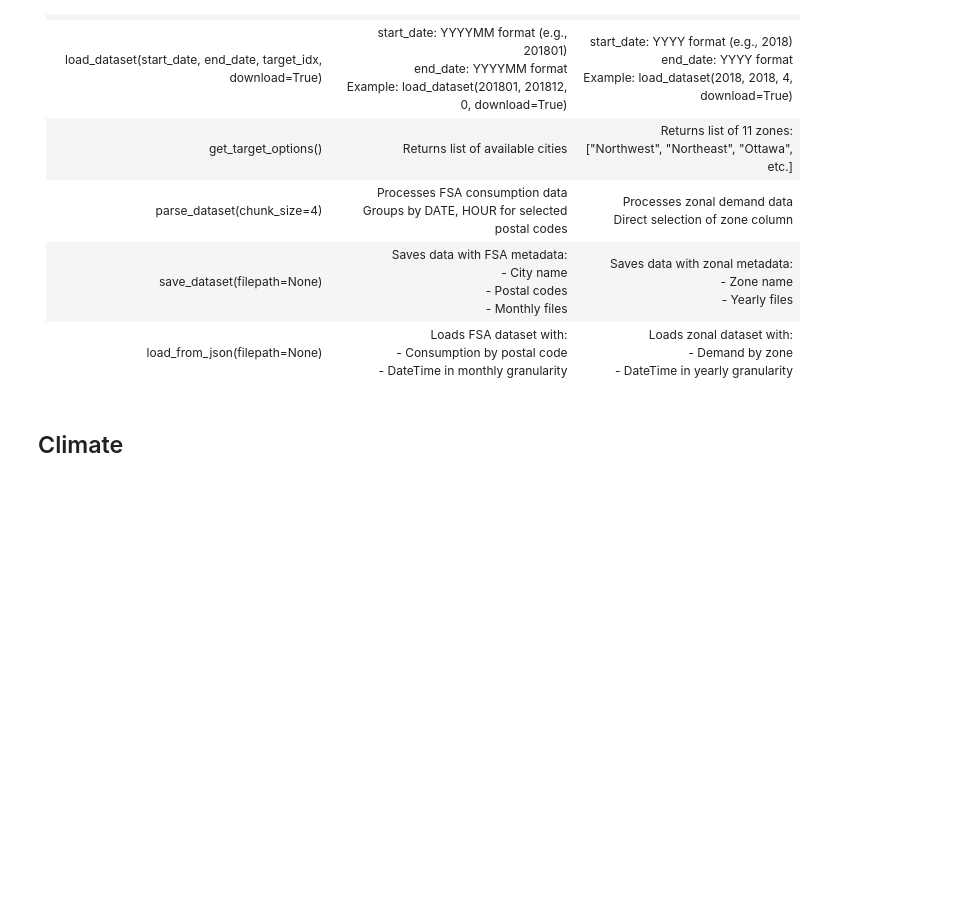
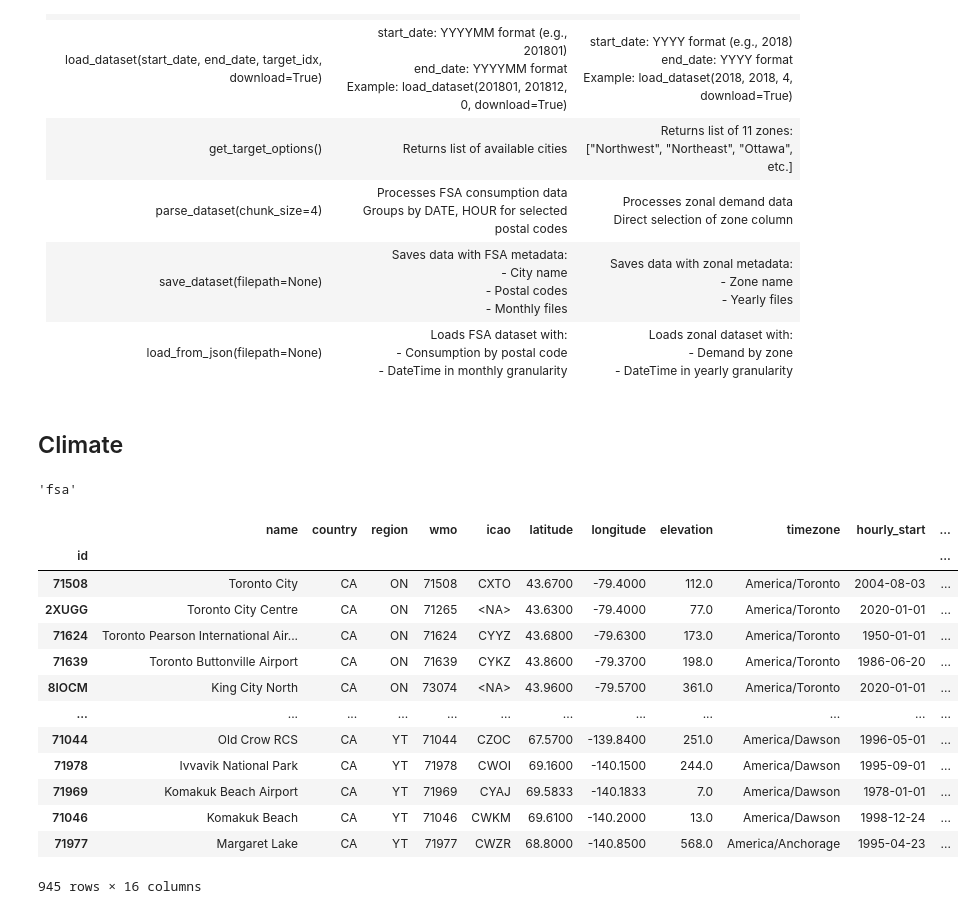
Before and after one commit to tanmayyb/ele70_bv03, a Jupyter notebook: research/datasets/dataset.ipynb, the cells around one changed output. Drawn from its saved outputs; the diff is of its cells as text; code cells hidden in the pictures; blank space fills up the shorter version.

Commit message:
update with Climate Dataset starter code

```diff
--- a/research/datasets/dataset.ipynb
+++ b/research/datasets/dataset.ipynb
@@ -27,0 +21,6 @@ Time range: 201801 to 202411
+# %%
+ieso = IESODataset('fsa')
+ieso.load_dataset(start_date=202201, end_date=202301)
+# ieso.load_dataset(start_date=2022, end_date=2023)
+ieso.set_target(0)
+ieso.target_name
@@ -60,0 +144,23 @@ dataset.load_dataset(start_date=202001, end_date=202101)
+# %%
+climate = ClimateDataset(ieso)
+climate.load_dataset()
+climate.ieso_dataset.dataset_type
+# %% [output]
+'fsa'
+# %%
+climate.weather_stations.dropna(subset=['wmo'])
+# %% [output]
+|  | name | country | region | wmo | icao | latitude | longitude | elevation | timezone | hourly_start | ... |
+| id |  |  |  |  |  |  |  |  |  |  | ... |
+| 71508 | Toronto City | CA | ON | 71508 | CXTO | 43.6700 | -79.4000 | 112.0 | America/Toronto | 2004-08-03 | ... |
+| 2XUGG | Toronto City Centre | CA | ON | 71265 | <NA> | 43.6300 | -79.4000 | 77.0 | America/Toronto | 2020-01-01 | ... |
+| 71624 | Toronto Pearson International Air... | CA | ON | 71624 | CYYZ | 43.6800 | -79.6300 | 173.0 | America/Toronto | 1950-01-01 | ... |
+| 71639 | Toronto Buttonville Airport | CA | ON | 71639 | CYKZ | 43.8600 | -79.3700 | 198.0 | America/Toronto | 1986-06-20 | ... |
+| 8IOCM | King City North | CA | ON | 73074 | <NA> | 43.9600 | -79.5700 | 361.0 | America/Toronto | 2020-01-01 | ... |
+| ... | ... | ... | ... | ... | ... | ... | ... | ... | ... | ... | ... |
+| 71044 | Old Crow RCS | CA | YT | 71044 | CZOC | 67.5700 | -139.8400 | 251.0 | America/Dawson | 1996-05-01 | ... |
+| 71978 | Ivvavik National Park | CA | YT | 71978 | CWOI | 69.1600 | -140.1500 | 244.0 | America/Dawson | 1995-09-01 | ... |
+| 71969 | Komakuk Beach Airport | CA | YT | 71969 | CYAJ | 69.5833 | -140.1833 | 7.0 | America/Dawson | 1978-01-01 | ... |
+| 71046 | Komakuk Beach | CA | YT | 71046 | CWKM | 69.6100 | -140.2000 | 13.0 | America/Dawson | 1998-12-24 | ... |
+| 71977 | Margaret Lake | CA | YT | 71977 | CWZR | 68.8000 | -140.8500 | 568.0 | America/Anchorage | 1995-04-23 | ... |
+945 rows × 16 columns
```
Also changed, not shown: parts of 16 cells of this notebook.
